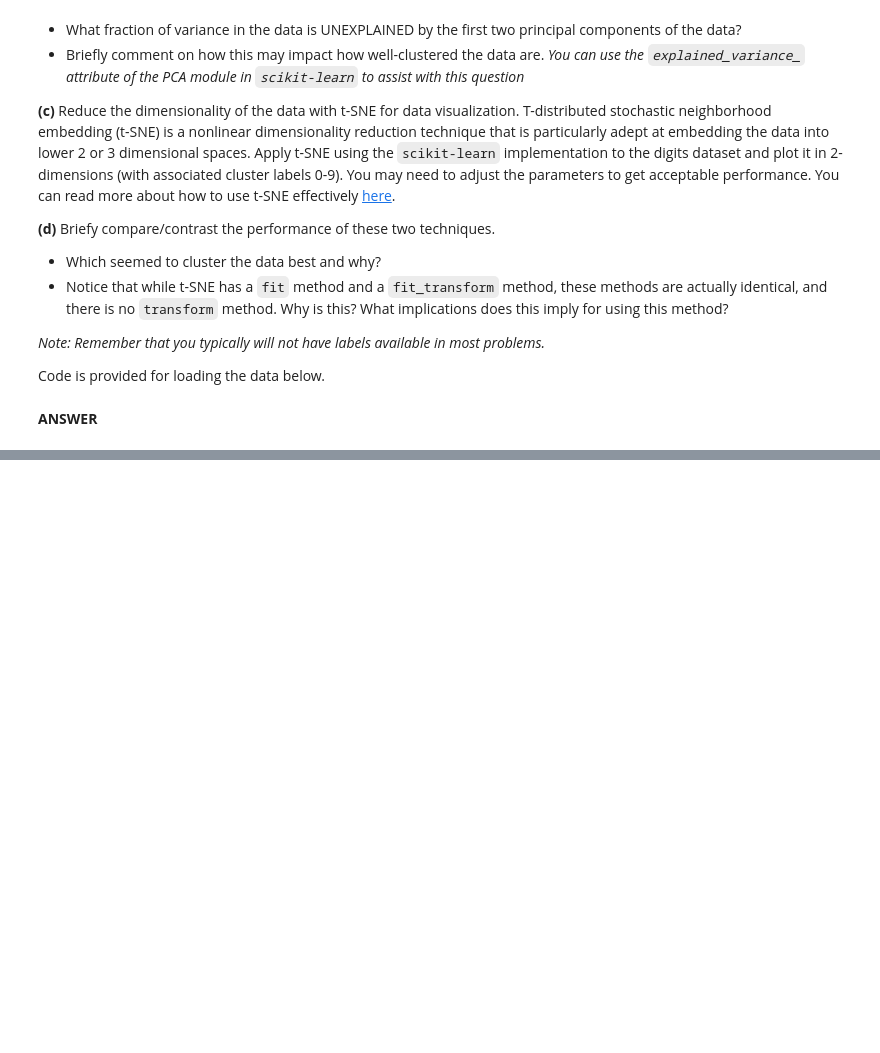
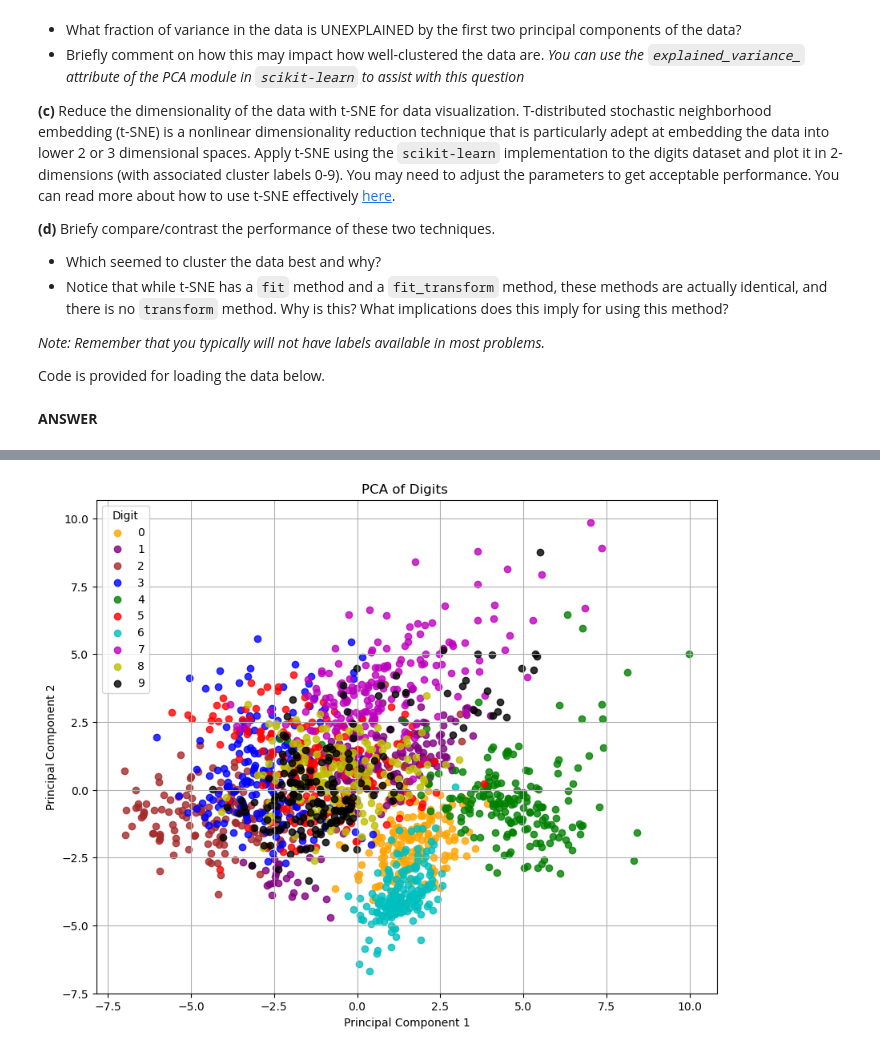
Before and after one commit to dani-jimlar/ML_assignments, a Jupyter notebook: a_5/Assignment_5.ipynb, the cells around one changed output, grey strips where cells are left out. Drawn from its saved outputs; the diff is of its cells as text; code cells hidden in the pictures; blank space fills up the shorter version.

```diff
--- a/a_5/Assignment_5.ipynb
+++ b/a_5/Assignment_5.ipynb
@@ -791,0 +810,44 @@ y_digits = digits.target
+# %%
+import numpy as np
+import matplotlib.pyplot as plt
+from sklearn.decomposition import PCA
+from sklearn.preprocessing import StandardScaler
+
+# normalize
+scaler = StandardScaler()
+X_digits_n = scaler.fit_transform(X_digits)
+
+# PCA
+pca = PCA(n_components=2)
+X_pca = pca.fit_transform(X_digits_n)
+
+
+plt.figure(figsize=(10, 8))
+colors = [
+    "orange",
+    "purple",
+    "brown",
+    "b",
+    "g",
+    "r",
+    "c",
+    "m",
+    "y",
+    "k",
+]
+for i in range(10):
+    plt.scatter(
+        X_pca[y_digits == i, 0],
+        X_pca[y_digits == i, 1],
+        label=str(i),
+        color=colors[i],
+        alpha=0.8,
+    )
+plt.title("PCA of Digits ")
+plt.xlabel("Principal Component 1")
+plt.ylabel("Principal Component 2")
+plt.legend(title="Digit")
+plt.grid(True)
+plt.show()
+# %% [output]
+[figure, added]
```
Also changed, not shown: parts of 13 cells of this notebook.
